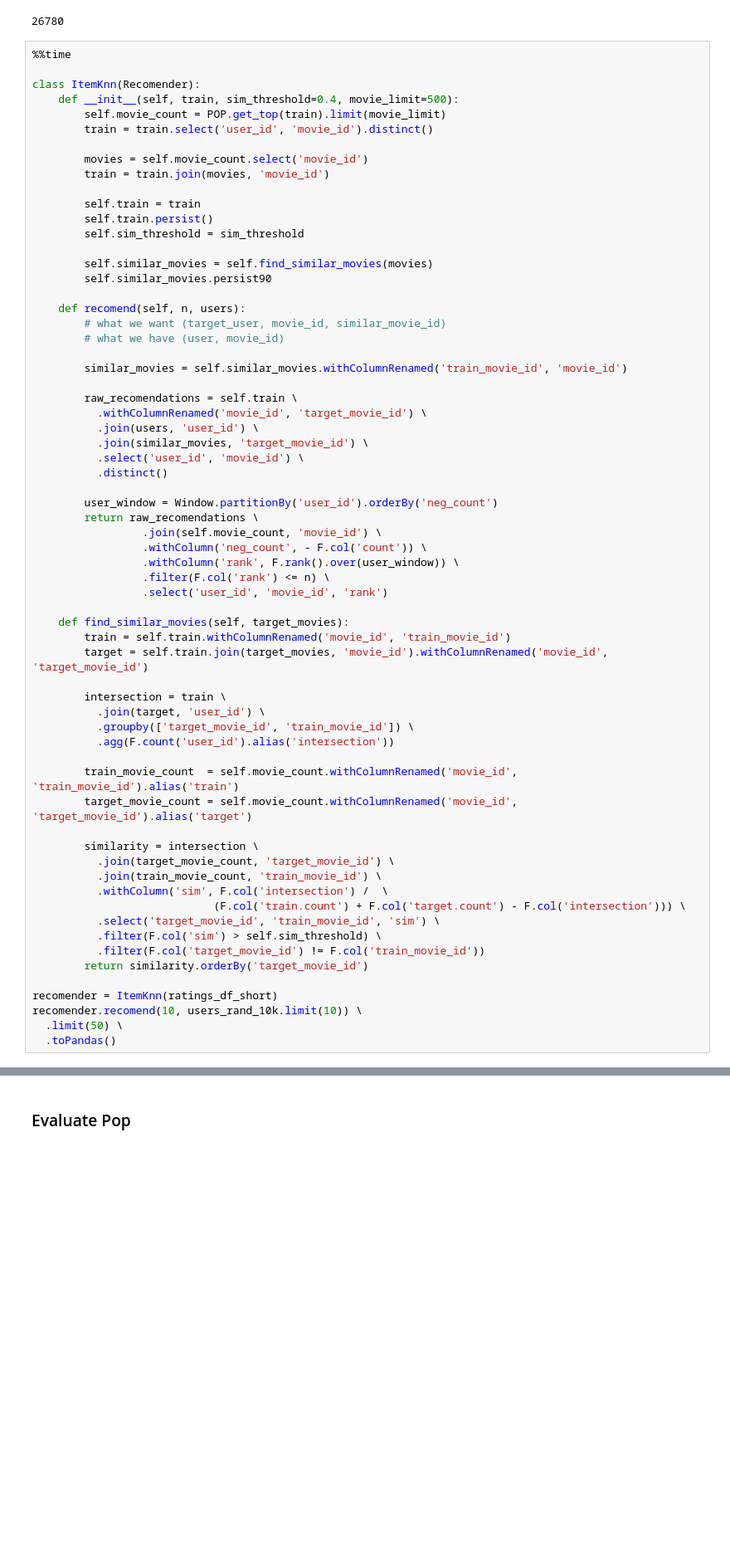
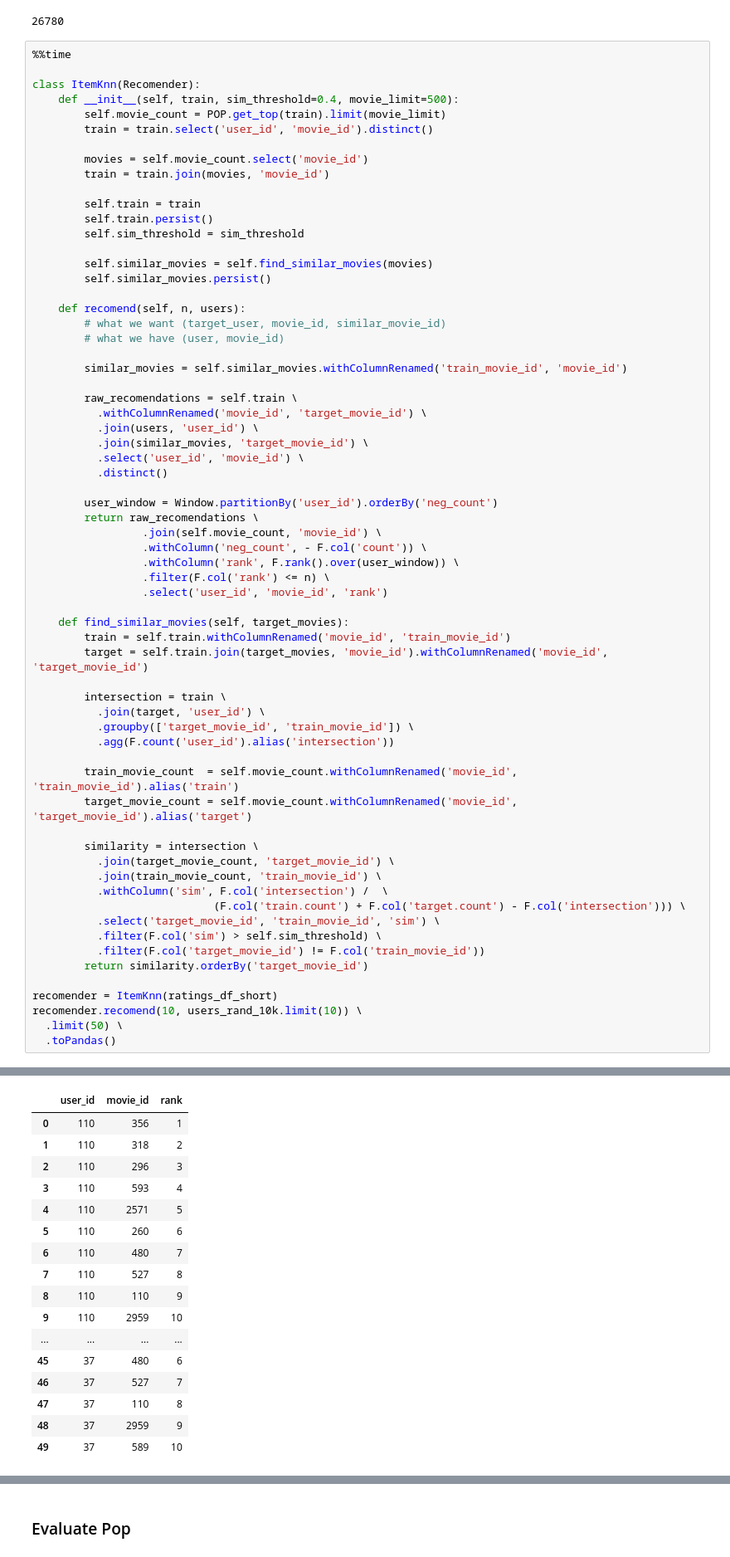
Before and after one commit to maxkvant/MLBD, a Jupyter notebook: spark_sql/notebooks/spark_sql_examples.ipynb, the cells around one changed output, grey strips where cells are left out. Shown at 83% size. Saved outputs shown, nothing was run; the diff lists cells and outputs as text; blank space fills up the shorter version.

```diff
--- a/spark_sql/notebooks/spark_sql_examples.ipynb
+++ b/spark_sql/notebooks/spark_sql_examples.ipynb
@@ -732,7 +732,7 @@ class ItemKnn(Recomender):
         self.sim_threshold = sim_threshold
 
         self.similar_movies = self.find_similar_movies(movies)
-        self.similar_movies.persist90
+        self.similar_movies.persist()
 
     def recomend(self, n, users):
         # what we want (target_user, movie_id, similar_movie_id)
@@ -786,3 +787,20 @@ AttributeError: 'DataFrame' object has no attribute 'persist90'
+|  | user_id | movie_id | rank |
+| 0 | 110 | 356 | 1 |
+| 1 | 110 | 318 | 2 |
+| 2 | 110 | 296 | 3 |
+| 3 | 110 | 593 | 4 |
+| 4 | 110 | 2571 | 5 |
+| 5 | 110 | 260 | 6 |
+| 6 | 110 | 480 | 7 |
+| 7 | 110 | 527 | 8 |
+| 8 | 110 | 110 | 9 |
+| 9 | 110 | 2959 | 10 |
+| ... | ... | ... | ... |
+| 45 | 37 | 480 | 6 |
+| 46 | 37 | 527 | 7 |
+| 47 | 37 | 110 | 8 |
+| 48 | 37 | 2959 | 9 |
+| 49 | 37 | 589 | 10 |
 # %% [markdown]
 ## Evaluation Protocol
 
```
Also changed, not shown: parts of 9 cells of this notebook.
